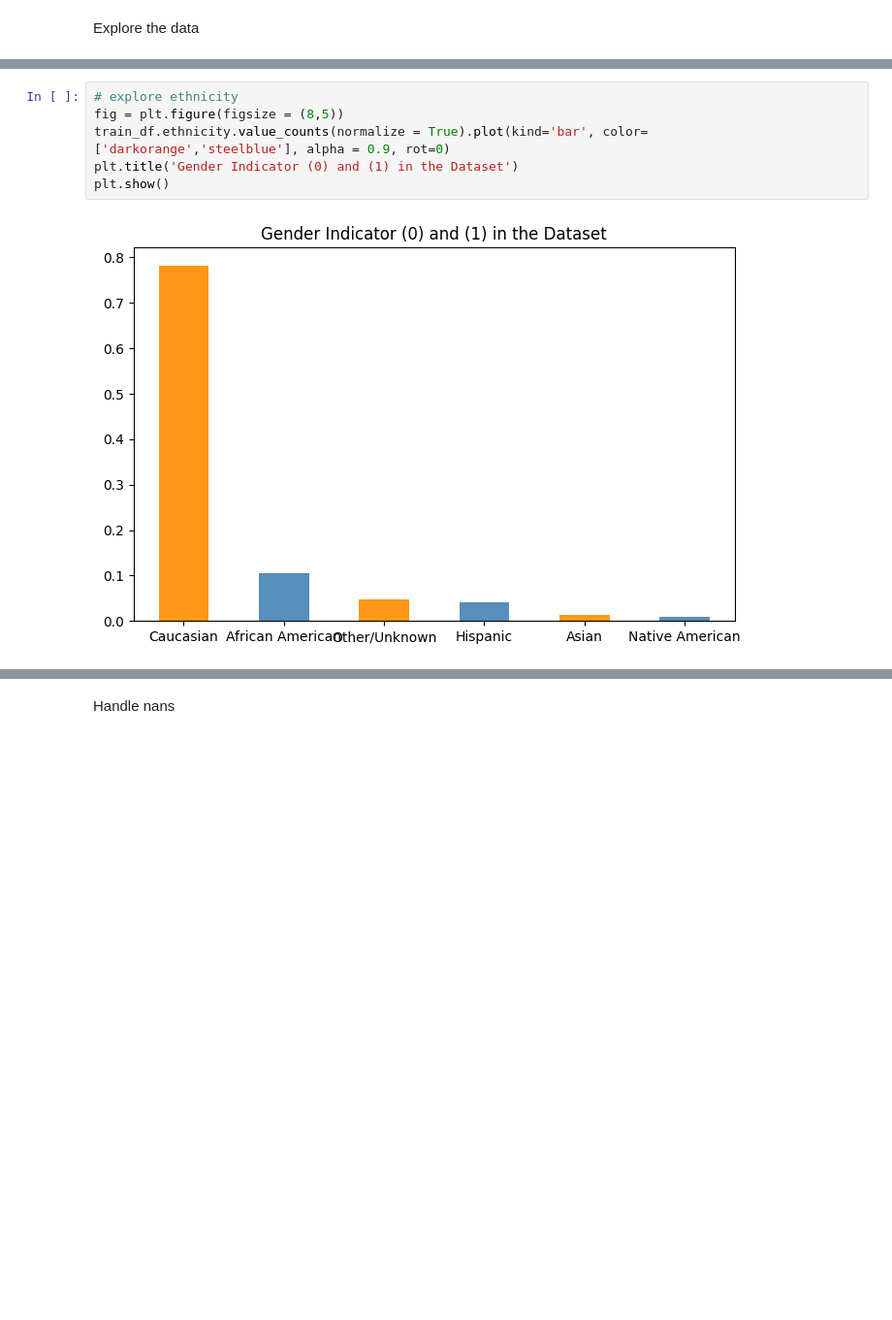
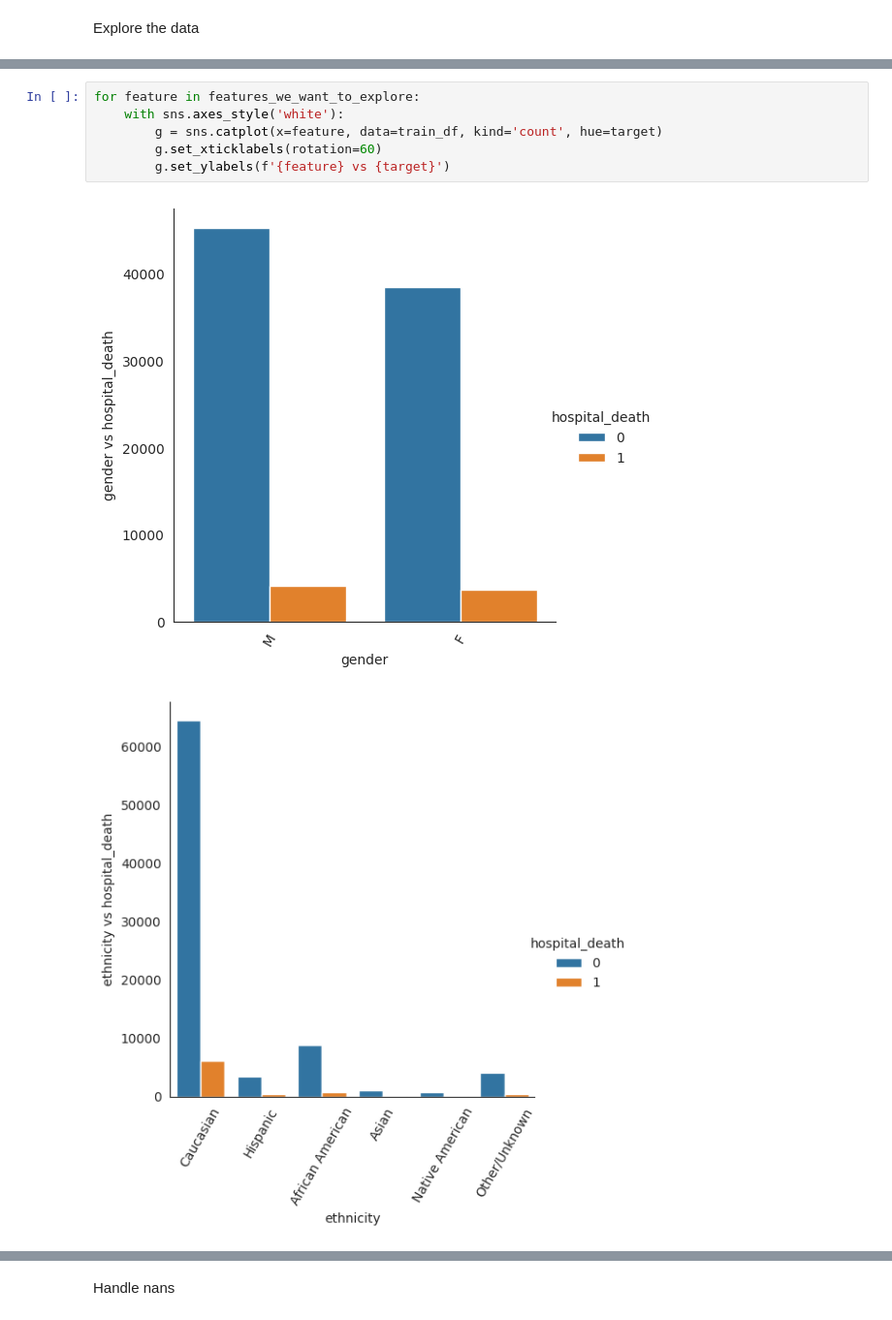
Before and after one commit to BenAidlin/sise.data-science.survival-chances-anlysis, a Jupyter notebook: hw1.ipynb, the cells around one changed output, grey strips where cells are left out. Shown: that part at 97% size. Cells and saved outputs as stored; diff of their text form; blank space fills up the shorter version.

```diff
--- a/hw1.ipynb
+++ b/hw1.ipynb
@@ -44,8 +46,9 @@ plt.show()
-# %%
-# explore ethnicity
-fig = plt.figure(figsize = (8,5))
-train_df.ethnicity.value_counts(normalize = True).plot(kind='bar', color= ['darkorange','steelblue'], alpha = 0.9, rot=0)
-plt.title('Gender Indicator (0) and (1) in the Dataset')
-plt.show()
-# %% [output]
-[figure, removed]
+# %%
+for feature in features_we_want_to_explore:
+    with sns.axes_style('white'):
+        g = sns.catplot(x=feature, data=train_df, kind='count', hue=target)
+        g.set_xticklabels(rotation=60)
+        g.set_ylabels(f'{feature} vs {target}')
+# %% [output]
+[figure, added]
+[figure, added]
```
Also changed, not shown: parts of 5 cells of this notebook.
